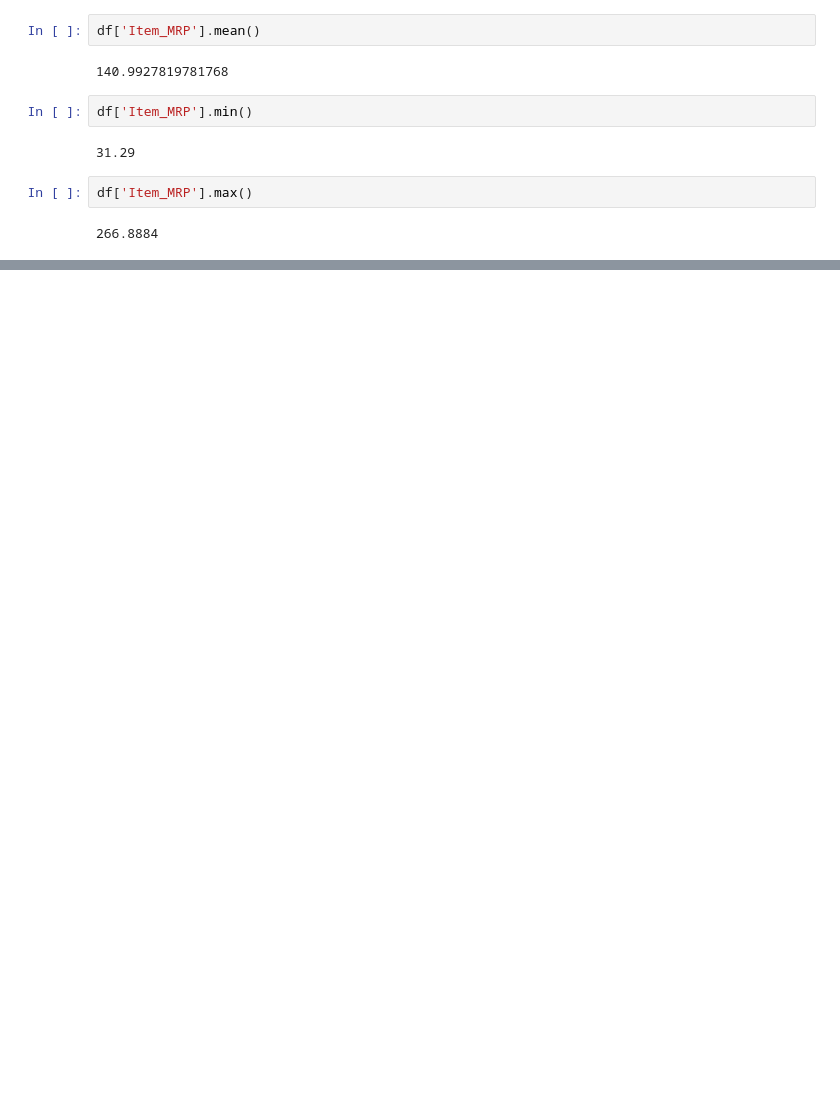
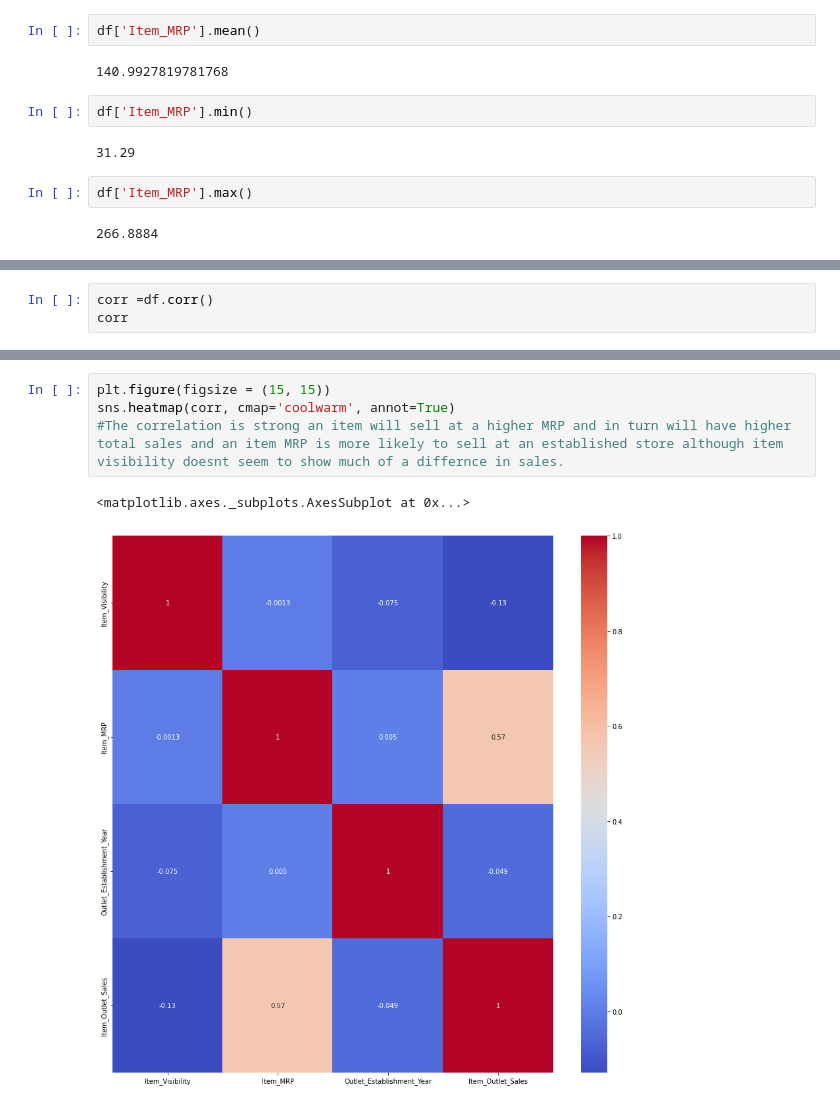
Before and after one commit to JessicaGreen22/food-sales-location-predictions, a Jupyter notebook: Food_Sales_predictions.ipynb, the cells around one changed output, grey strips where cells are left out. Cells and saved outputs as stored; diff of their text form; blank space fills up the shorter version.

```diff
--- a/Food_Sales_predictions.ipynb
+++ b/Food_Sales_predictions.ipynb
@@ -259,0 +273,3 @@ df['Item_MRP'].max()
+# %%
+corr =df.corr()
+corr
@@ -259,0 +282,7 @@ df['Item_MRP'].max()
+# %%
+plt.figure(figsize = (15, 15))
+sns.heatmap(corr, cmap='coolwarm', annot=True)
+#The correlation is strong an item will sell at a higher MRP and in turn will have higher total sales and an item MRP is more likely to sell at an established store although item visibility doesnt seem to show much of a differnce in sales.
+# %% [output]
+<matplotlib.axes._subplots.AxesSubplot at 0x...>
+[figure, added]
```
Also changed, not shown: parts of 5 cells of this notebook.
